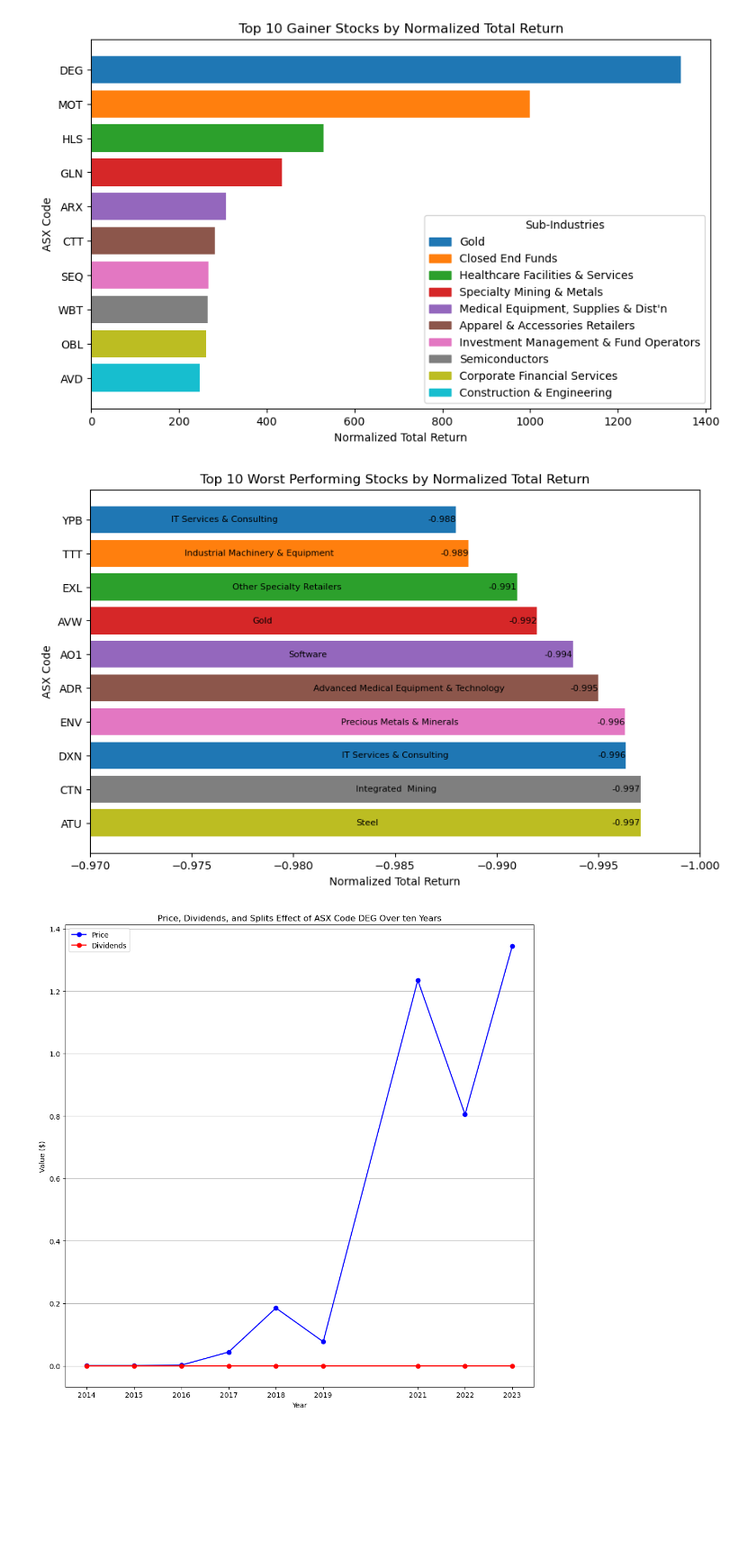
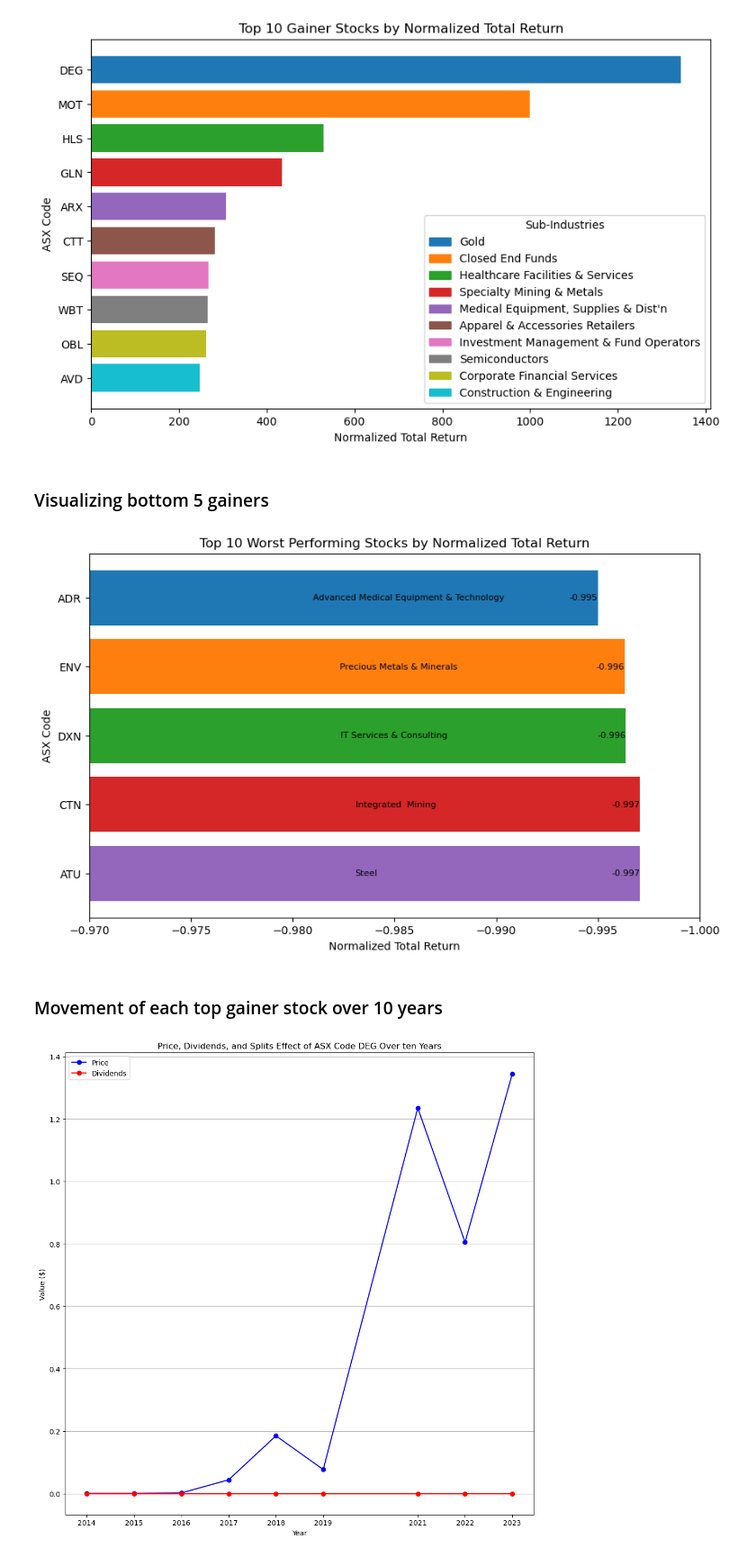
Before and after one commit to TruptiRadadiya/Australian_Stock_Market_Analysis, a Jupyter notebook: DataVisualization/calculate_top_and_buttom_gainers.ipynb, the cells around one changed output. Shown: that part at 90% size. Drawn from its saved outputs; the diff is of its cells as text; code cells hidden in the pictures; blank space fills up the shorter version.

Commit message:
Plots for indivual top and bottom gainers

```diff
--- a/DataVisualization/calculate_top_and_buttom_gainers.ipynb
+++ b/DataVisualization/calculate_top_and_buttom_gainers.ipynb
@@ -115,11 +117,10 @@ top_gainers_report.tail(10)  # Display least 10 gainers
 # %%
-# visualizing top 10 gainers
-
 # Data
-top_gainers = top_gainers_report[['ASX Code', 'Normalized Total Return', 'Sub-Industry']].head(10)
-asx_codes = top_gainers['ASX Code']
-normalized_total_returns = top_gainers['Normalized Total Return']
-sub_industries = top_gainers['Sub-Industry']
+top_gainers = top_gainers_report[['ASX Code', 'Normalized Total Return', 'Sub-Industry']].head(5)
+top_ten_gainers = top_gainers_report[['ASX Code', 'Normalized Total Return', 'Sub-Industry']].head(10)
+asx_codes = top_ten_gainers['ASX Code']
+normalized_total_returns = top_ten_gainers['Normalized Total Return']
+sub_industries = top_ten_gainers['Sub-Industry']
 
 # Assigning unique colors to each sub-industry
 unique_sub_industries = sub_industries.unique()
@@ -154,40 +155,46 @@ plt.gca().invert_yaxis()  # Invert y-axis to display highest return at the top
 plt.show()
 # %% [output]
 [figure]
+# %% [markdown]
+### Visualizing bottom 5 gainers
 # %%
 # Creating chart for the lowest gainers during 10 years
 import matplotlib.pyplot as plt
 
 # Data
-asx_codes = top_gainers_report['ASX Code'].tail(10)
-normalized_total_returns = top_gainers_report['Normalized Total Return'].tail(10)
-sub_industries = top_gainers_report['Sub-Industry'].tail(10)
+bottom_gainers = top_gainers_report[['ASX Code', 'Normalized Total Return', 'Sub-Industry']].tail(5)
+bottom_ten_gainers = top_gainers_report[['ASX Code', 'Normalized Total Return', 'Sub-Industry']].tail(5)
+asx_codes = bottom_ten_gainers['ASX Code']
+normalized_total_returns = bottom_ten_gainers['Normalized Total Return']
+sub_industries = bottom_ten_gainers['Sub-Industry']
 
 # Assigning colors to each unique sub-industry
 unique_sub_industries = sub_industries.unique()
 colors = plt.cm.tab10(range(len(unique_sub_industries)))
 
 # Create a bar plot with consistent colors for each sub-industry
 plt.figure(figsize=(10, 6))
 for i, (asx_code, normalized_total_return, sub_industry) in enumerate(zip(asx_codes, normalized_total_returns, sub_industries)):
     color = colors[list(unique_sub_industries).index(sub_industry)]
     plt.barh(asx_code, normalized_total_return, color=color)
     # Add sub-industry label on each bar
     plt.text(normalized_total_return + 0.014, asx_code, sub_industry, ha='left', va='center', fontsize=8, color='black')
 
     # Add normalized total return value on the border of each bar
     plt.text(normalized_total_return, asx_code, f'{normalized_total_return:.3f}', ha='right', va='center', fontsize=8, color='black')
 
 plt.xlabel('Normalized Total Return')
 plt.ylabel('ASX Code')
 plt.title('Top 10 Worst Performing Stocks by Normalized Total Return')
 
 # Set x-axis limits
 plt.xlim(-0.97, -1)
 
 plt.gca().invert_yaxis()  # Invert y-axis to display the highest return at the top
 
 plt.show()
 # %% [output]
-[figure, old version]
+[figure, new version]
+# %% [markdown]
+### Movement of each top gainer stock over 10 years
 # %%
```
Also changed, not shown: parts of 8 cells of this notebook.
